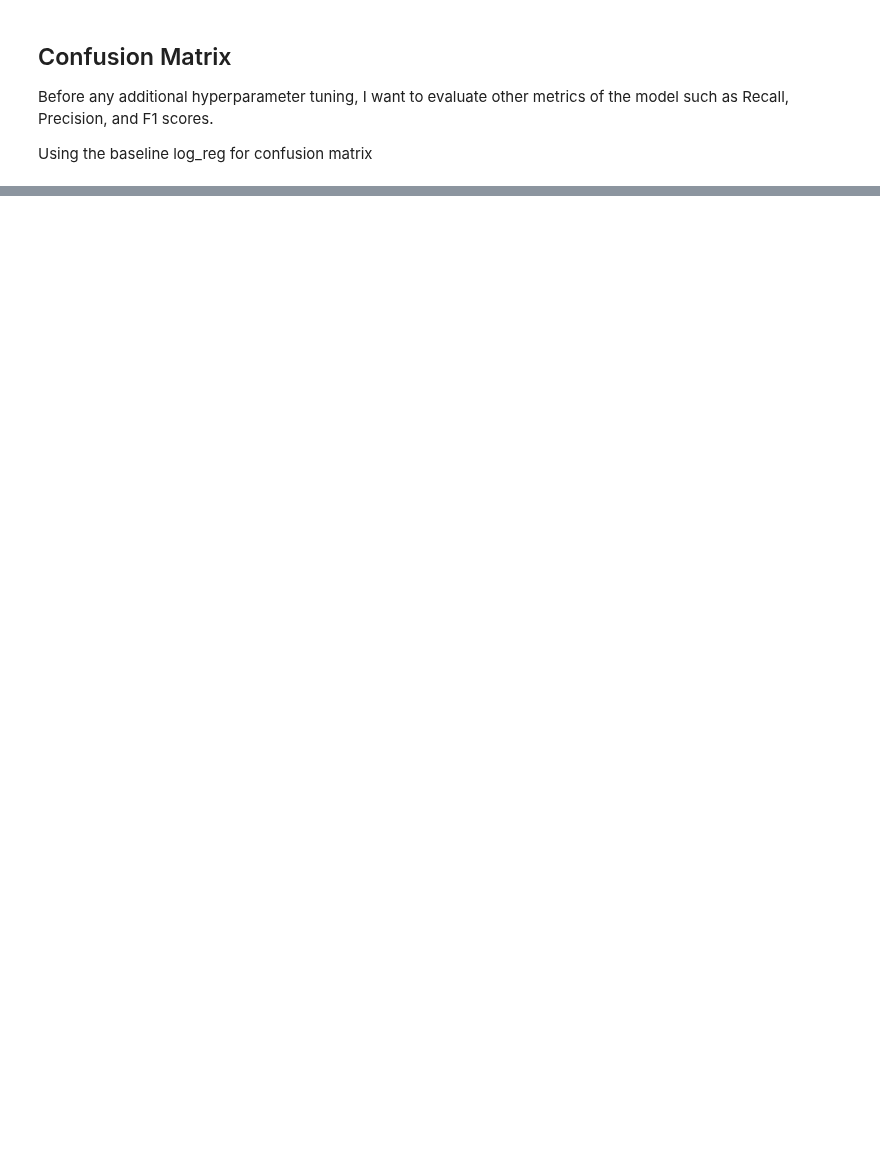
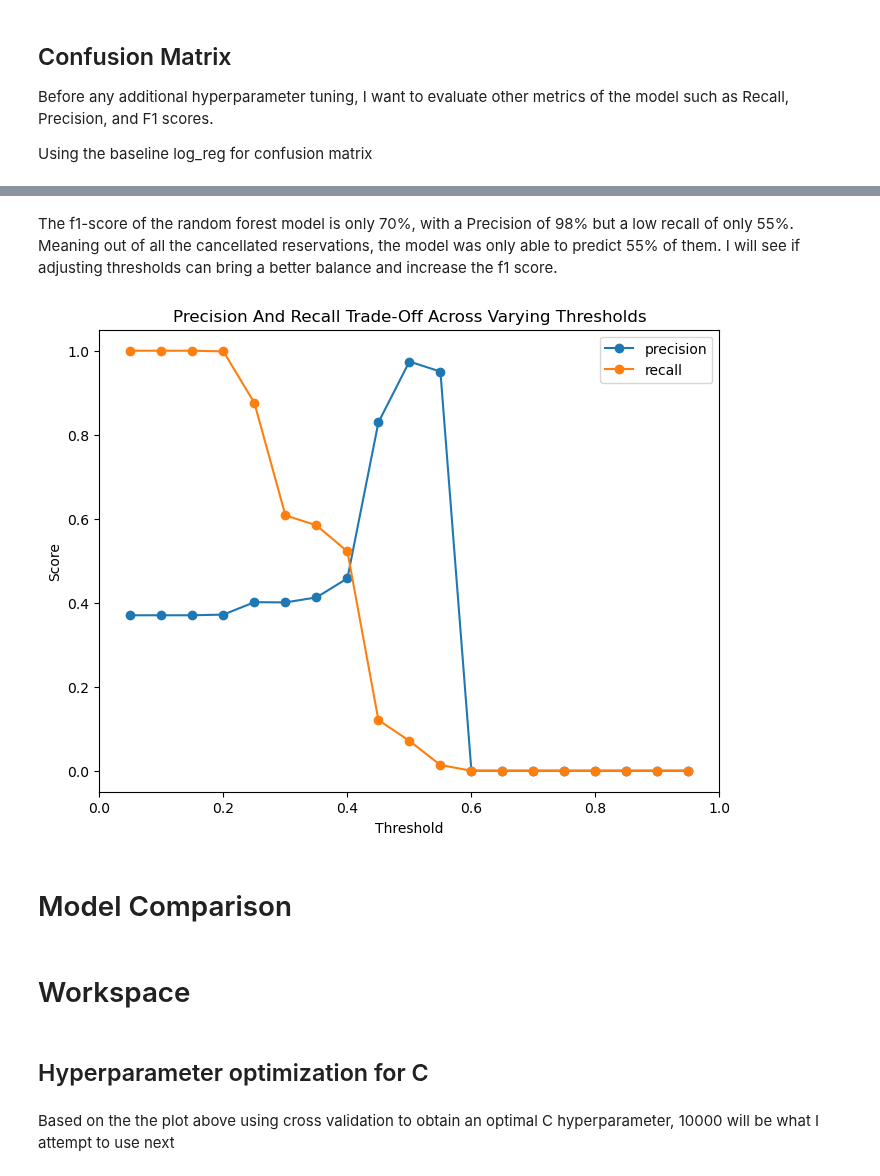
Before and after one commit to briantlui/predictive-model, a Jupyter notebook: notebooks/02-eda.ipynb, the cells around one changed output, grey strips where cells are left out. Saved outputs shown, nothing was run; the diff lists cells and outputs as text; code cells hidden in the pictures; blank space fills up the shorter version.

```diff
--- a/notebooks/02-eda.ipynb
+++ b/notebooks/02-eda.ipynb
@@ -924,0 +961,47 @@ weighted avg       1.00      1.00      1.00     22948
+# %% [markdown]
+The f1-score of the random forest model is only 70%, with a Precision of 98% but a low recall of only 55%. Meaning out of all the cancellated reservations, the model was only able to predict 55% of them. I will see if adjusting thresholds can bring a better balance and increase the f1 score.
+# %%
+# Identify thresholds to maximize f1
+
+# make probablistic predictions
+y_proba_rf = random_forest2.predict_proba(X_test)[:, 1]
+
+# Vary thresholds by 0.05 from 0.05 to 0.95
+thresholds = np.arange(0.05, 1, 0.05)
+
+precisions = list()
+recalls = list()
+
+for threshold in thresholds:
+    # Apply threshold
+    y_threshold = np.where(y_proba_rf > threshold, 1, 0)
+
+    # Calculate precision and recall
+    precision = precision_score(y_test, y_threshold)
+    recall = recall_score(y_test, y_threshold)
+
+    # Append to list
+    precisions.append(precision)
+    recalls.append(recall)
+
+# Visualize the result
+plt.figure()
+
+plt.plot(thresholds, precisions, label="precision", marker="o")
+plt.plot(thresholds, recalls, label="recall", marker="o")
+
+plt.xlim(0, 1)
+plt.xlabel("Threshold")
+plt.ylabel("Score")
+plt.title("Precision And Recall Trade-Off Across Varying Thresholds")
+plt.legend()
+
+plt.show()
+# %% [output]
+[figure, added]
+# %% [markdown]
+# Model Comparison
+# %% [markdown]
+# Workspace
+# %% [markdown]
+## Hyperparameter optimization for C
@@ -924,0 +1040,2 @@ weighted avg       1.00      1.00      1.00     22948
+# %% [markdown]
+Based on the the plot above using cross validation to obtain an optimal C hyperparameter, 10000 will be what I attempt to use next
```
Also changed, not shown: parts of 98 cells of this notebook.
